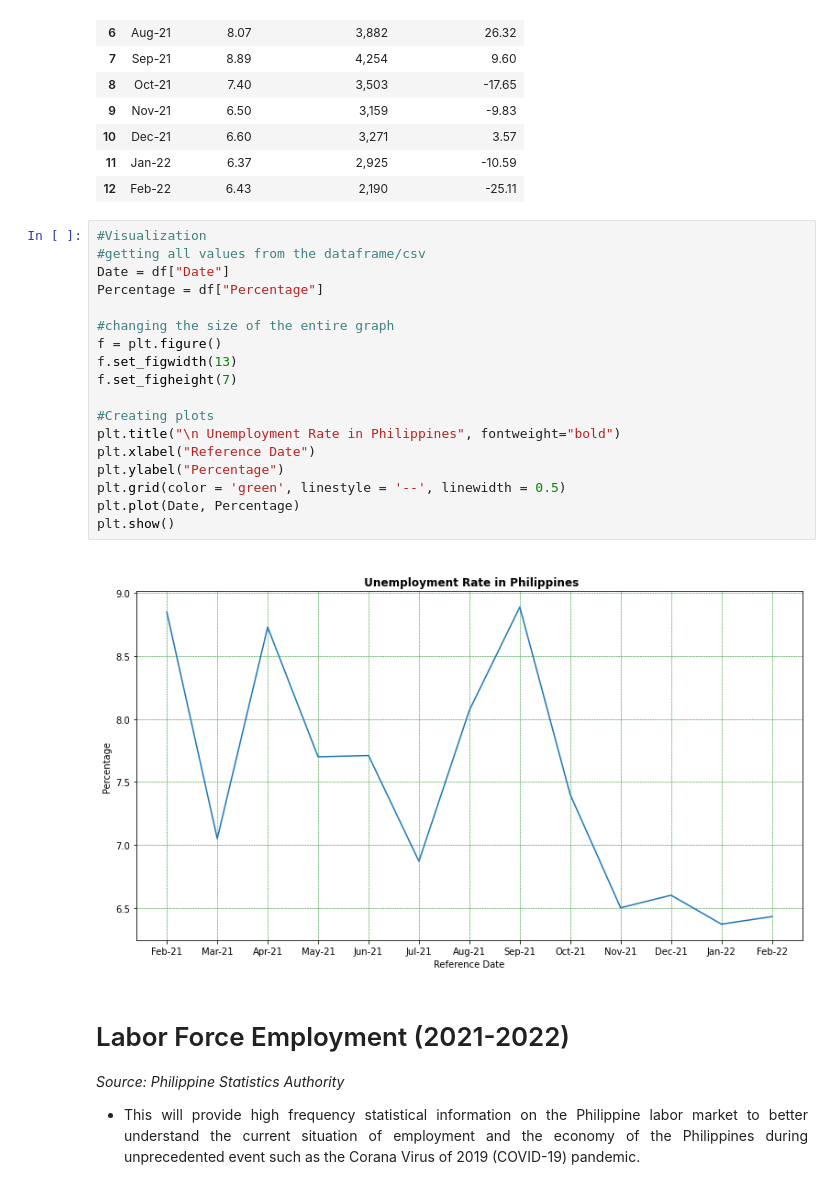
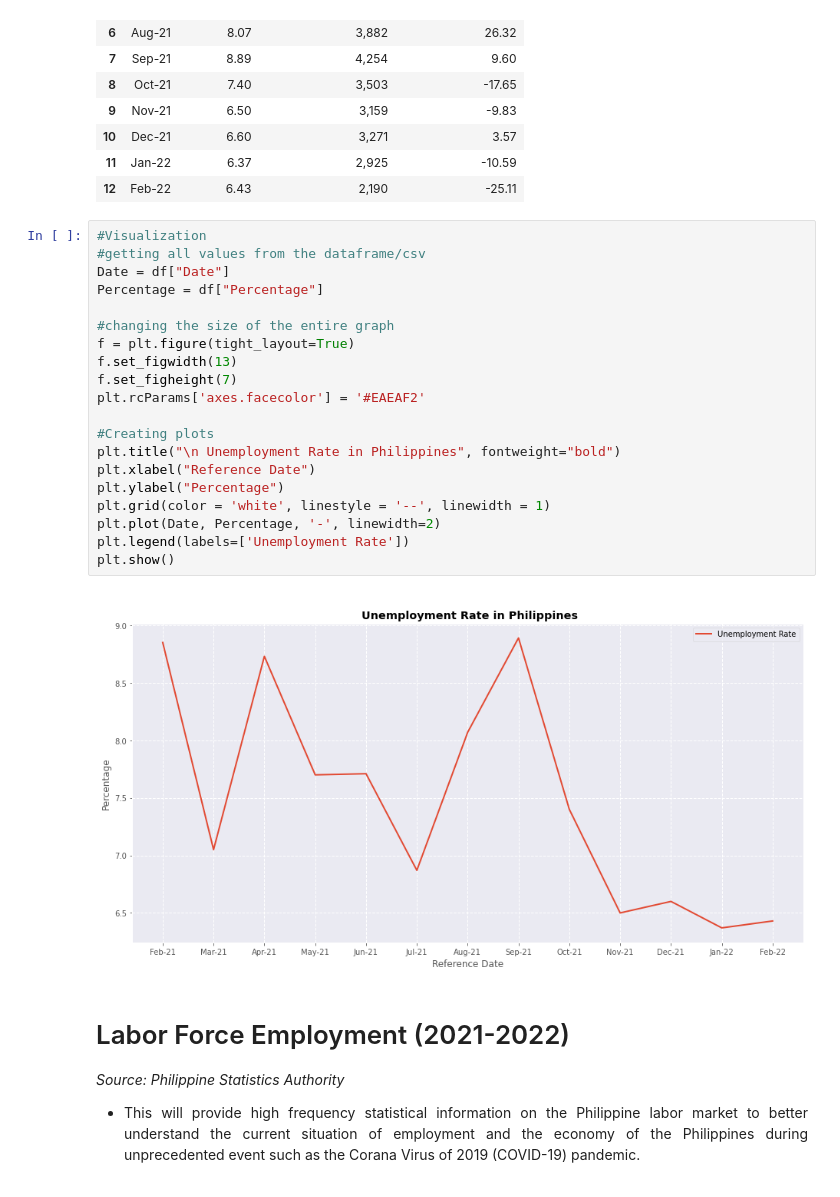
Before and after one commit to kryzlerahne/IT3205_FilipinoDataAlliance, a Jupyter notebook: Codes/The_Future_Pay_Visualizations.ipynb, the cells around one changed output. Drawn from its saved outputs; the diff is of its cells as text.

Commit message:
Modified New Visualizations

```diff
--- a/Codes/The_Future_Pay_Visualizations.ipynb
+++ b/Codes/The_Future_Pay_Visualizations.ipynb
@@ -227,23 +227,25 @@ display(df.iloc[0:])
 # %%
 #Visualization
 #getting all values from the dataframe/csv
 Date = df["Date"]
 Percentage = df["Percentage"]
 
 #changing the size of the entire graph
-f = plt.figure()
+f = plt.figure(tight_layout=True)
 f.set_figwidth(13)
 f.set_figheight(7)
+plt.rcParams['axes.facecolor'] = '#EAEAF2'
 
 #Creating plots
 plt.title("\n Unemployment Rate in Philippines", fontweight="bold")
 plt.xlabel("Reference Date")
 plt.ylabel("Percentage")
-plt.grid(color = 'green', linestyle = '--', linewidth = 0.5)
-plt.plot(Date, Percentage)
+plt.grid(color = 'white', linestyle = '--', linewidth = 1)
+plt.plot(Date, Percentage, '-', linewidth=2)
+plt.legend(labels=['Unemployment Rate'])
 plt.show()
 # %% [output]
-[figure, old version]
+[figure, new version]
 # %% [markdown]
 # Labor Force Employment (2021-2022)
 *Source: Philippine Statistics Authority*
```
Also changed, not shown: parts of 2 cells of this notebook.
